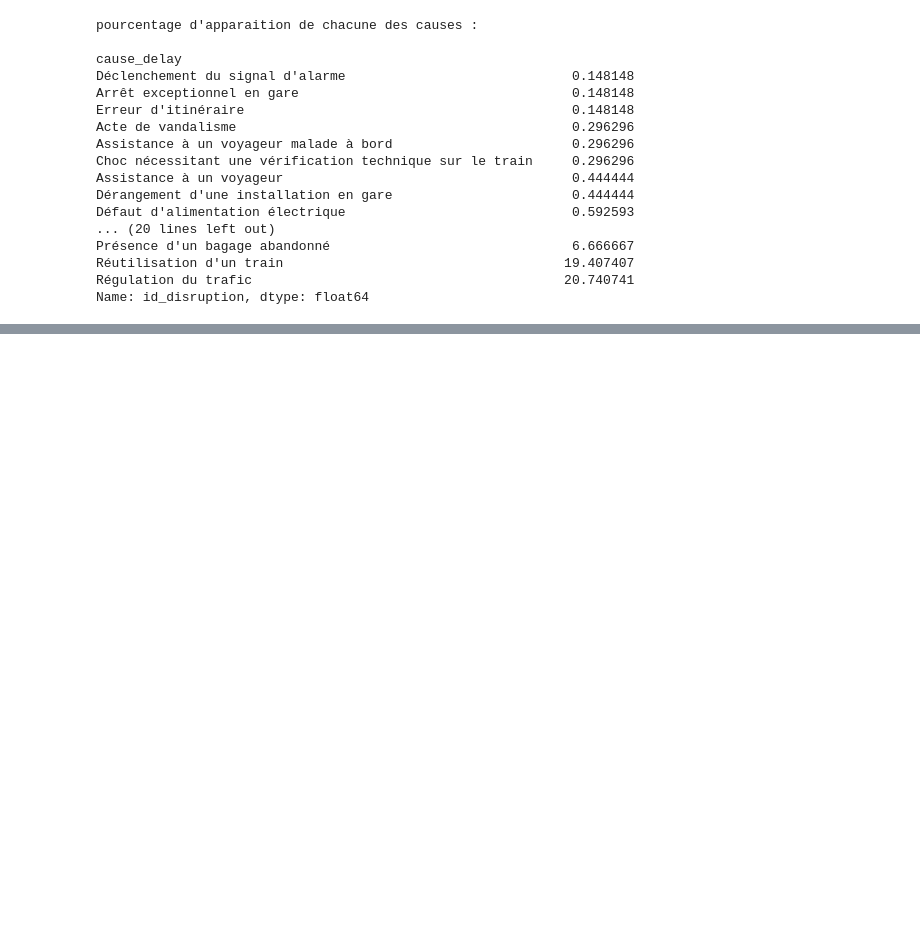
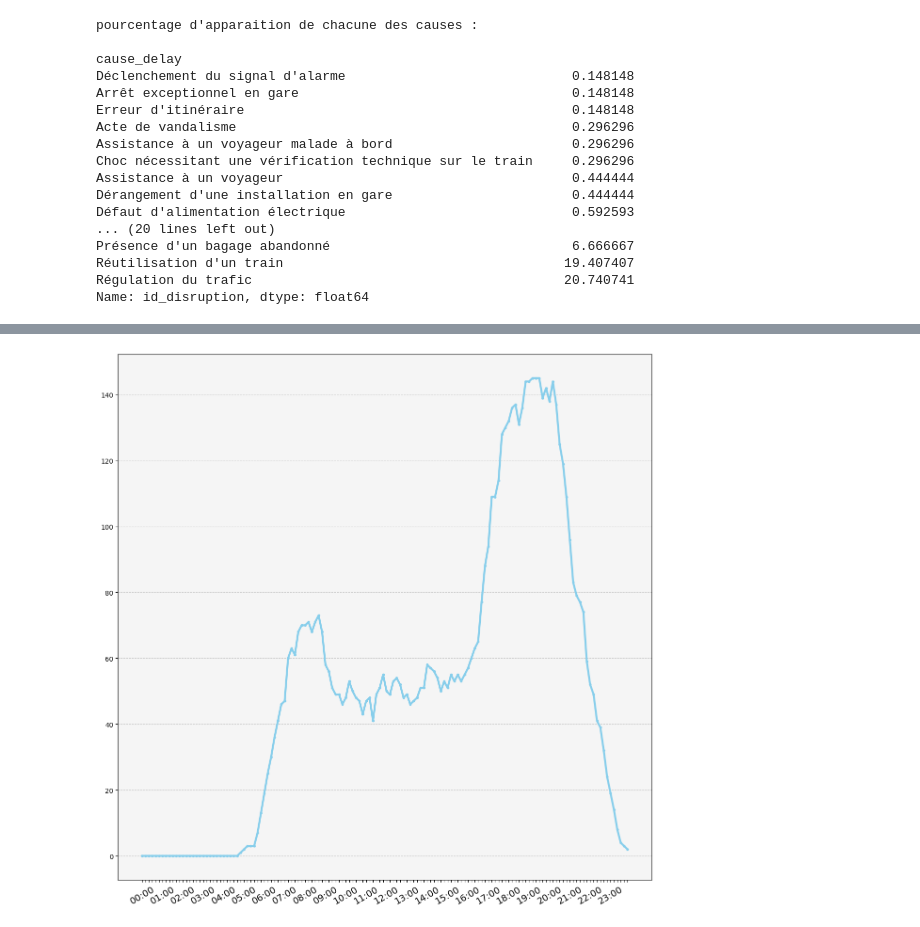
Before and after one commit to KylianSts/Perturbations_transport_public, a Jupyter notebook: TGV_TER_database_analysis.ipynb, the cells around one changed output, grey strips where cells are left out. Drawn from its saved outputs; the diff is of its cells as text; code cells hidden in the pictures; blank space fills up the shorter version.

```diff
--- a/TGV_TER_database_analysis.ipynb
+++ b/TGV_TER_database_analysis.ipynb
@@ -812,0 +745,5 @@ TypeError: unsupported operand type(s) for +=: 'int' and 'Timedelta'
+# %%
+df_disruption_unique = df_disruption.drop_duplicates(['id_disruption','vehicle_id'])
+
+start = [t.time() for t in df_disruption_unique['disruption_start']]
+end = [t.time() for t in df_disruption_unique['disruption_end']]
@@ -812,0 +780,13 @@ TypeError: unsupported operand type(s) for +=: 'int' and 'Timedelta'
+# %%
+hours_intervals_name = []
+count=6
+
+for t in range(0,len(ten_intervals)):
+    if count == 6 :
+        hours_intervals_name.append(str(ten_intervals[t])[:5])
+        count=0
+    else :
+        hours_intervals_name.append('')
+    count+= 1
+
+hours_intervals_name
@@ -812,0 +811,11 @@ TypeError: unsupported operand type(s) for +=: 'int' and 'Timedelta'
+# %%
+disrupiton_by_ten = []
+
+for time in ten_intervals:
+    nb_disruption = 0
+    for i in range(len(start)):
+        if time > start[i] and time < end[i]:
+            nb_disruption += 1
+    disrupiton_by_ten.append(nb_disruption)
+
+disrupiton_by_ten
@@ -812,0 +840,15 @@ TypeError: unsupported operand type(s) for +=: 'int' and 'Timedelta'
+# %%
+plt.figure(figsize=(12, 12))
+plt.plot(range(len(disrupiton_by_ten)), disrupiton_by_ten, c='skyblue', lw=3, marker='o', markersize=3)
+
+plt.xticks(range(len(disrupiton_by_ten)), hours_intervals_name, rotation=30, fontsize=14)
+
+plt.grid(True, linestyle='--', alpha=0.6, axis='y')
+plt.gca().set_facecolor('whitesmoke')
+plt.tight_layout()
+
+plt.savefig("Perturbation_journée.png", dpi=300)
+
+plt.show()
+# %% [output]
+[figure, added]
```
Also changed, not shown: parts of 31 cells of this notebook.
